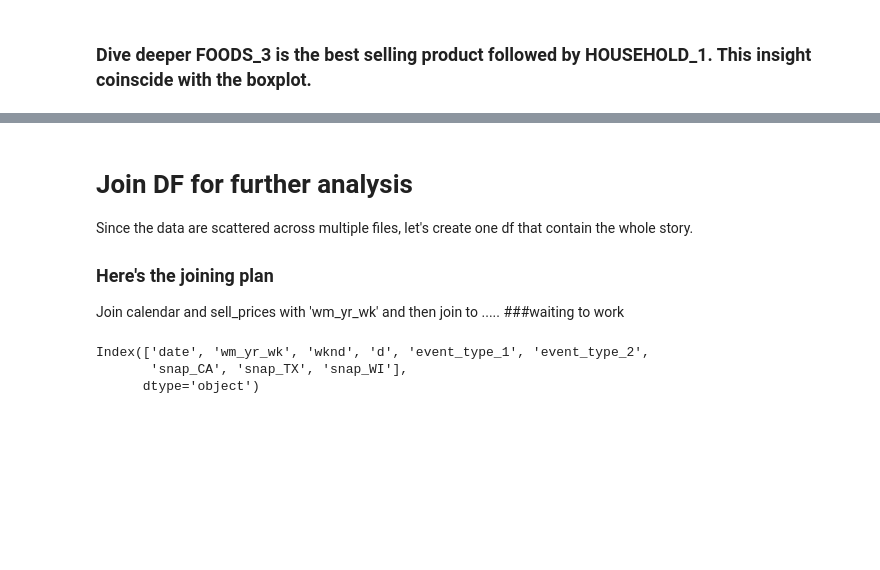
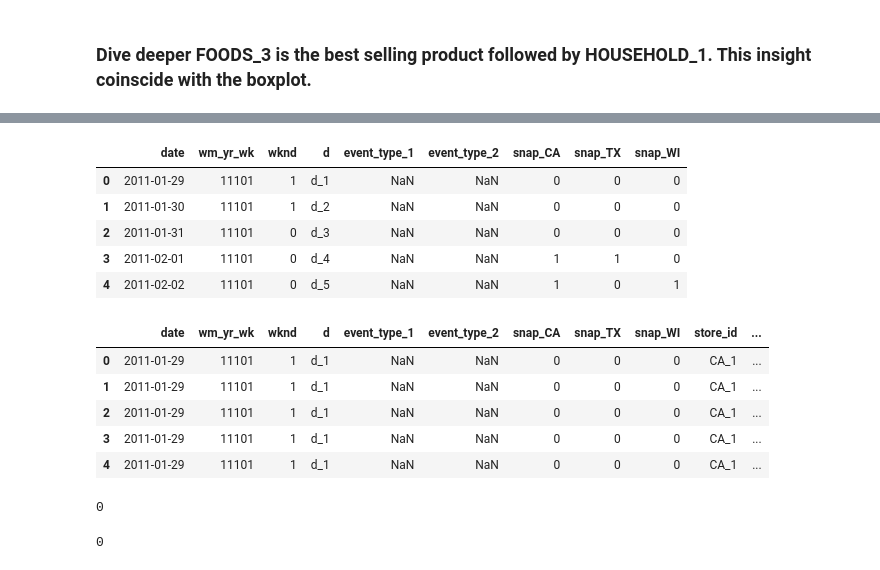
Before and after one commit to soi130/M5_case_study, a Jupyter notebook: M5_analysis.ipynb, the cells around one changed output, grey strips where cells are left out. Saved outputs shown, nothing was run; the diff lists cells and outputs as text; code cells hidden in the pictures; blank space fills up the shorter version.

Commit message:
total_df ready

```diff
--- a/M5_analysis.ipynb
+++ b/M5_analysis.ipynb
@@ -505,16 +554,32 @@ plt.show()
 # %%
-# temp.T.unstack()
+calendar.head()
+# %% [output]
+|  | date | wm_yr_wk | wknd | d | event_type_1 | event_type_2 | snap_CA | snap_TX | snap_WI |
+| 0 | 2011-01-29 | 11101 | 1 | d_1 | NaN | NaN | 0 | 0 | 0 |
+| 1 | 2011-01-30 | 11101 | 1 | d_2 | NaN | NaN | 0 | 0 | 0 |
+| 2 | 2011-01-31 | 11101 | 0 | d_3 | NaN | NaN | 0 | 0 | 0 |
+| 3 | 2011-02-01 | 11101 | 0 | d_4 | NaN | NaN | 1 | 1 | 0 |
+| 4 | 2011-02-02 | 11101 | 0 | d_5 | NaN | NaN | 1 | 0 | 1 |
-# %% [markdown]
-# Join DF for further analysis
-
-Since the data are scattered across multiple files, let's create one df that contain the whole story.
-
-### Here's the joining plan
-
-Join calendar and sell_prices with 'wm_yr_wk' and then join to ..... ###waiting to work
-# %%
-calendar.columns
-# %% [output]
-Index(['date', 'wm_yr_wk', 'wknd', 'd', 'event_type_1', 'event_type_2',
-       'snap_CA', 'snap_TX', 'snap_WI'],
-      dtype='object')
+# %%
+temp = calendar.merge(sell_prices,how='left',on='wm_yr_wk')
+temp.head()
+# %% [output]
+|  | date | wm_yr_wk | wknd | d | event_type_1 | event_type_2 | snap_CA | snap_TX | snap_WI | store_id | ... |
+| 0 | 2011-01-29 | 11101 | 1 | d_1 | NaN | NaN | 0 | 0 | 0 | CA_1 | ... |
+| 1 | 2011-01-29 | 11101 | 1 | d_1 | NaN | NaN | 0 | 0 | 0 | CA_1 | ... |
+| 2 | 2011-01-29 | 11101 | 1 | d_1 | NaN | NaN | 0 | 0 | 0 | CA_1 | ... |
+| 3 | 2011-01-29 | 11101 | 1 | d_1 | NaN | NaN | 0 | 0 | 0 | CA_1 | ... |
+| 4 | 2011-01-29 | 11101 | 1 | d_1 | NaN | NaN | 0 | 0 | 0 | CA_1 | ... |
+# %%
+del calendar
+del sell_prices
+gc.collect()
+# %% [output]
+0
+# %%
+total_df = temp.merge(sales_count,how='left',on=['date','store_id','item_id'])
+
+del temp
+gc.collect()
+# %% [output]
+0
```
Also changed, not shown: parts of 29 cells of this notebook.
